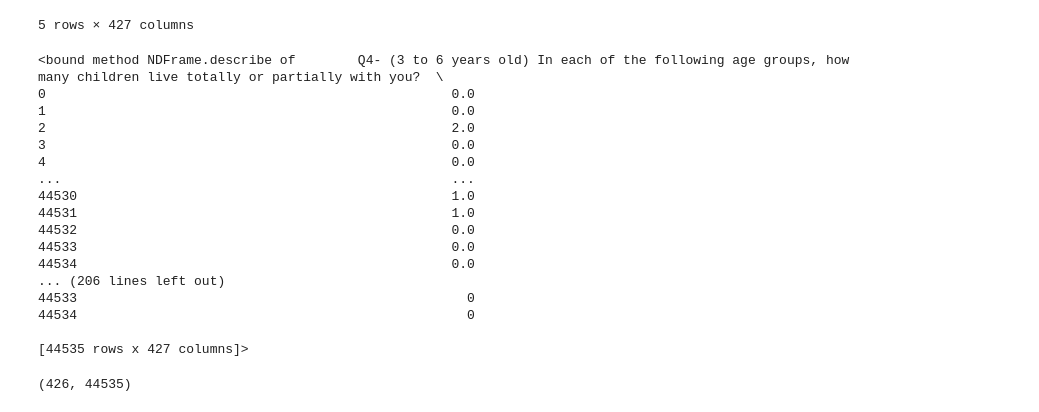
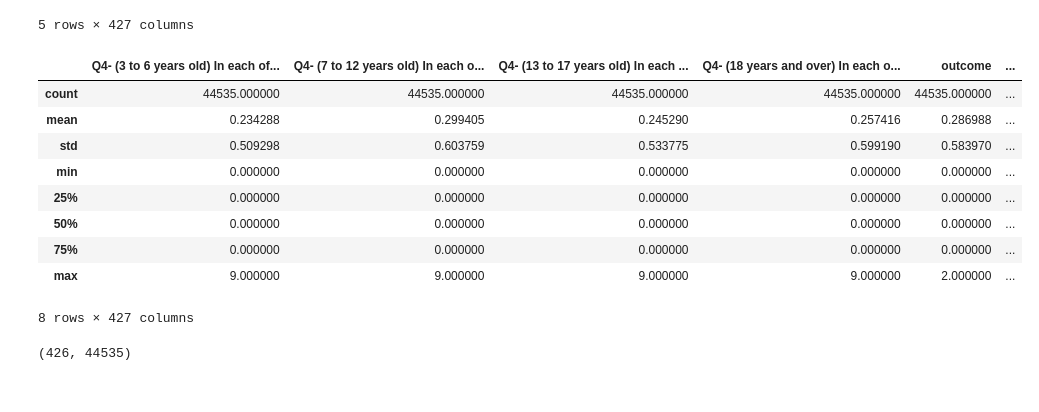
Before and after one commit to dilancroos/sl_predictors_xai, a Jupyter notebook: 01_01_feat_clustering.ipynb, the cells around one changed output. Drawn from its saved outputs; the diff is of its cells as text; code cells hidden in the pictures.

```diff
--- a/04_feat_clustering.ipynb
+++ b/01_01_feat_clustering.ipynb
@@ -33,25 +33,18 @@ data.head()
 | 4 | 0.0 | 0.0 | 2.0 | 2.0 | 0 | ... |
 5 rows × 427 columns
 # %%
-data.describe
+data.describe()
 # %% [output]
+|  | Q4- (3 to 6 years old) In each of... | Q4- (7 to 12 years old) In each o... | Q4- (13 to 17 years old) In each ... | Q4- (18 years and over) In each o... | outcome | ... |
+| count | 44535.000000 | 44535.000000 | 44535.000000 | 44535.000000 | 44535.000000 | ... |
+| mean | 0.234288 | 0.299405 | 0.245290 | 0.257416 | 0.286988 | ... |
+| std | 0.509298 | 0.603759 | 0.533775 | 0.599190 | 0.583970 | ... |
+| min | 0.000000 | 0.000000 | 0.000000 | 0.000000 | 0.000000 | ... |
+| 25% | 0.000000 | 0.000000 | 0.000000 | 0.000000 | 0.000000 | ... |
+| 50% | 0.000000 | 0.000000 | 0.000000 | 0.000000 | 0.000000 | ... |
+| 75% | 0.000000 | 0.000000 | 0.000000 | 0.000000 | 0.000000 | ... |
+| max | 9.000000 | 9.000000 | 9.000000 | 9.000000 | 2.000000 | ... |
-<bound method NDFrame.describe of        Q4- (3 to 6 years old) In each of the following age groups, how many children live totally or partially with you?  \
-0                                                    0.0
-1                                                    0.0
-2                                                    2.0
-3                                                    0.0
-4                                                    0.0
-...                                                  ...
-44530                                                1.0
-44531                                                1.0
-44532                                                0.0
-44533                                                0.0
-44534                                                0.0
-... (206 lines left out)
-44533                                                  0
-44534                                                  0
-
-[44535 rows x 427 columns]>
+8 rows × 427 columns
 # %%
 not_cat = [
     "Q4- (3 to 6 years old) In each of the following age groups, how many children live totally or partially with you?",
```
Also changed, not shown: parts of 6 cells of this notebook.
